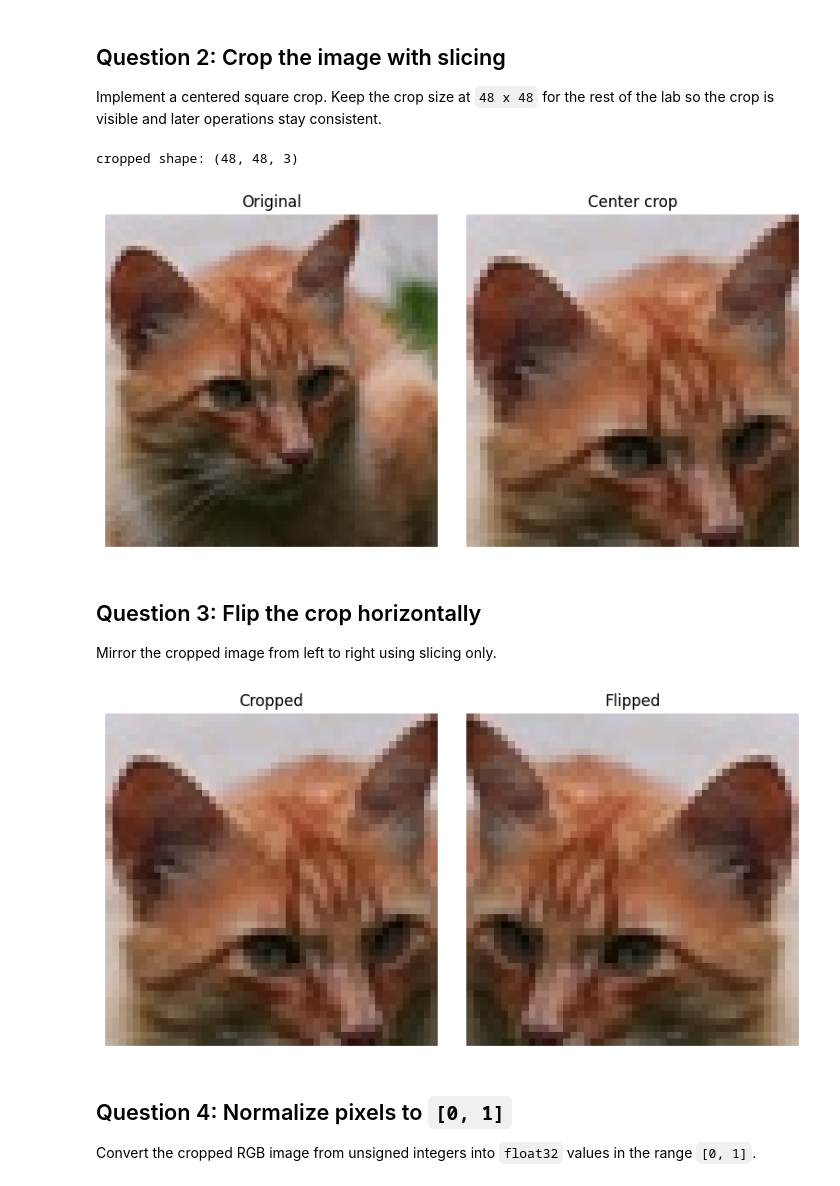
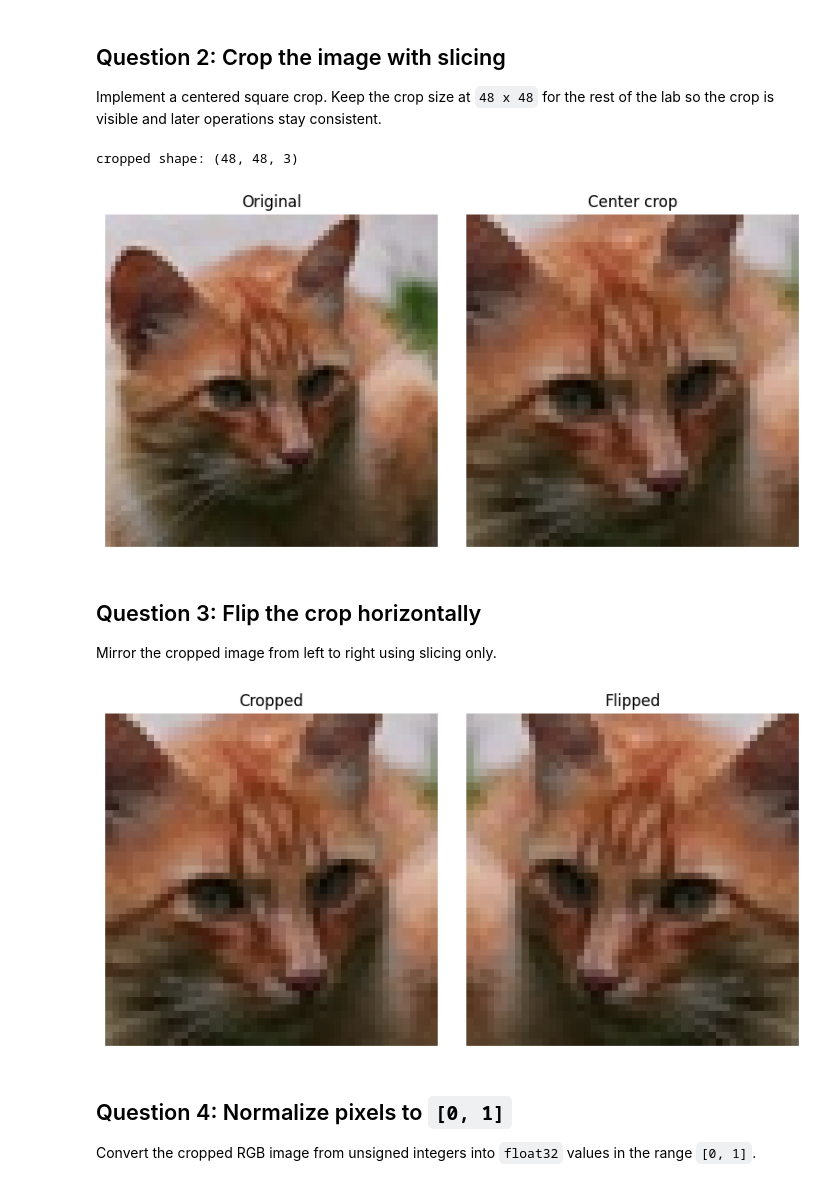
Before and after one commit to vgu-dsai-2026/lab-1-numpy-GabrielTempest, a Jupyter notebook: notebook.ipynb, the cells around one changed output. Cells and saved outputs as stored; diff of their text form; code cells hidden in the pictures.

```diff
--- a/notebook.ipynb
+++ b/notebook.ipynb
@@ -176,21 +176,24 @@ min/max: 0 225
 Implement a centered square crop. Keep the crop size at `48 x 48` for the rest of the lab so the crop is visible and later operations stay consistent.
 # %%
 def center_crop(image: np.ndarray, crop_size: int = 48) -> np.ndarray:
-    return image[:crop_size,:crop_size]
+    h, w = image.shape[:2]
+    start_y = (h - crop_size) // 2
+    start_x = (w - crop_size) // 2
+    return image[start_y : start_y + crop_size, start_x : start_x + crop_size]
 
 
 cropped_image = center_crop(sample_image, crop_size=48)
 print("cropped shape:", cropped_image.shape)
 show_image_gallery(
     [sample_image, cropped_image],
     titles=["Original", "Center crop"],
     ncols=2,
     figsize=(8, 4),
 )
 plt.show()
 # %% [output]
 cropped shape: (48, 48, 3)
-[figure, old version]
+[figure, new version]
 # %% [markdown]
 ## Question 3: Flip the crop horizontally
 
@@ -209,7 +212,7 @@ show_image_gallery(
 )
 plt.show()
 # %% [output]
-[figure, old version]
+[figure, new version]
 # %% [markdown]
 ## Question 4: Normalize pixels to `[0, 1]`
 
```
Also changed, not shown: parts of 7 cells of this notebook.
